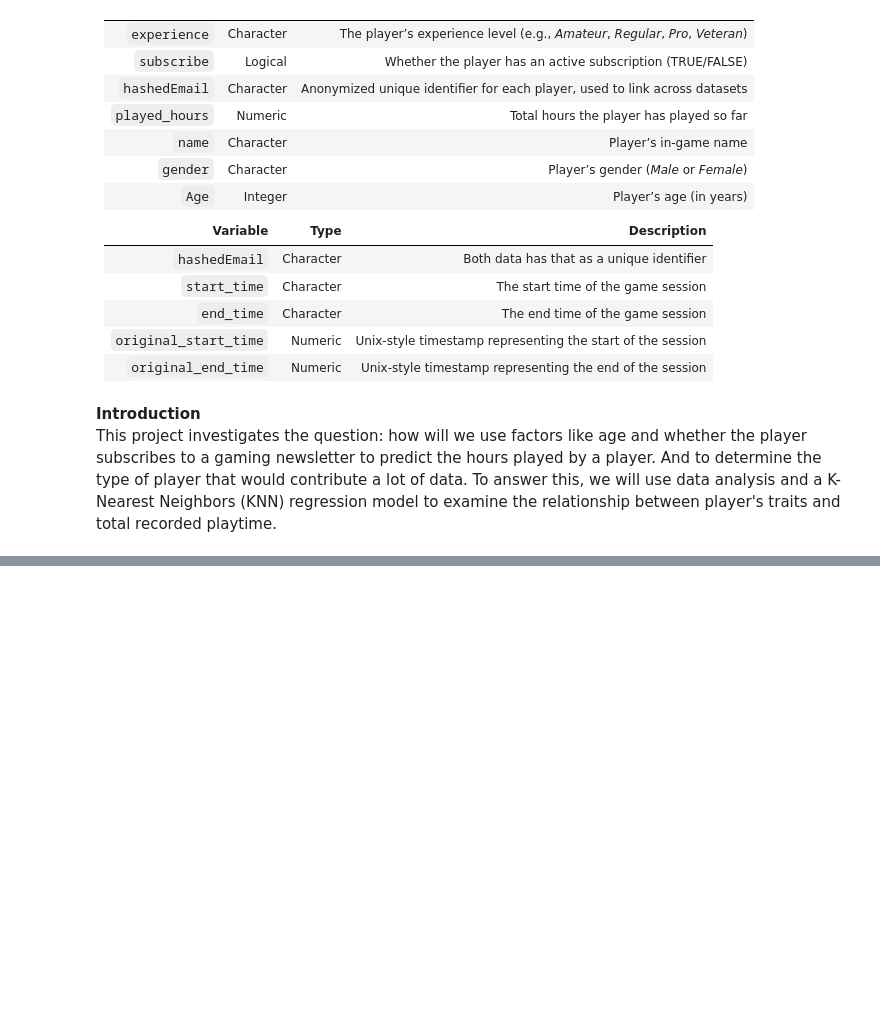
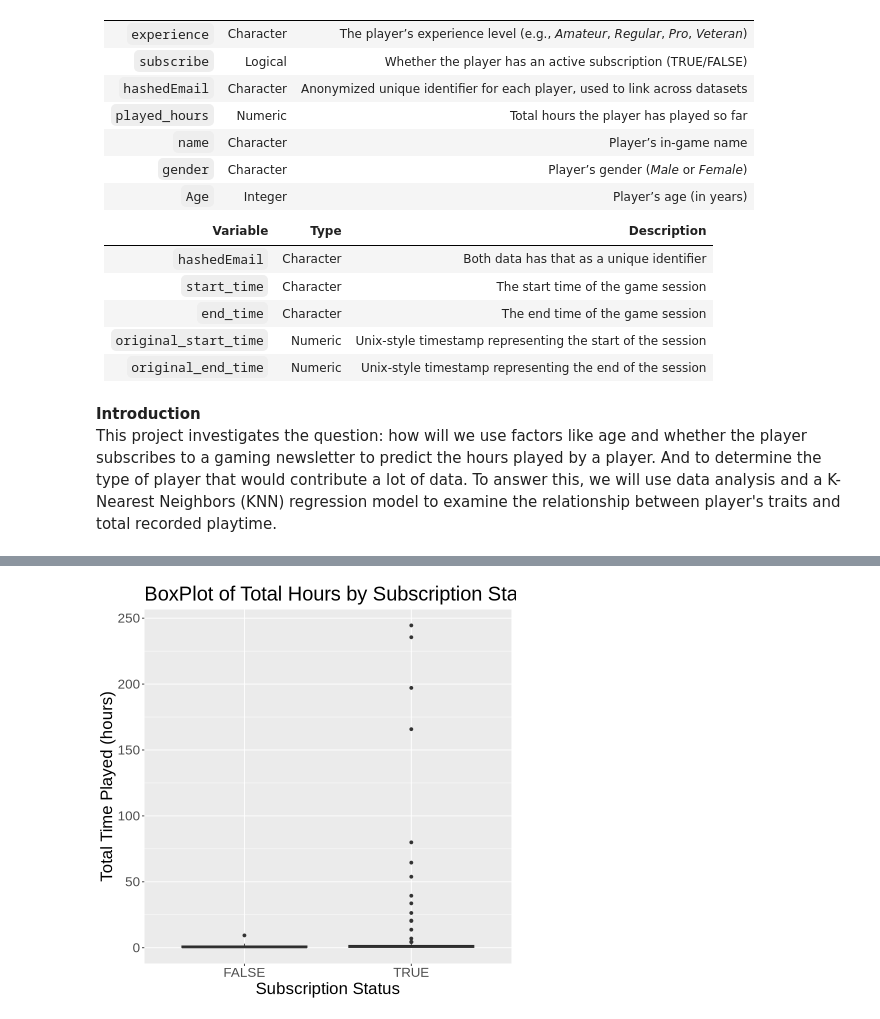
Before and after one commit to danayong25-cell/Group-Final-Project, a Jupyter notebook: group final project.ipynb, the cells around one changed output, grey strips where cells are left out. Drawn from its saved outputs; the diff is of its cells as text; code cells hidden in the pictures; blank space fills up the shorter version.

```diff
--- a/group final project.ipynb
+++ b/group final project.ipynb
@@ -62,0 +175,10 @@ This project investigates the question: how will we use factors like age and whe
+# %%
+total_hours_boxplot <- ggplot(full_data |> filter(!is.na(total_hours)), aes(x = subscribe, y = total_hours)) +
+    geom_boxplot(fill = "black") +
+    labs(title = "BoxPlot of Total Hours by Subscription Status",
+         x = "Subscription Status",
+         y = "Total Time Played (hours)")+
+    theme(text=element_text(size=20))
+total_hours_boxplot
+# %% [output]
+[figure, added]
```
Also changed, not shown: parts of 9 cells of this notebook.
